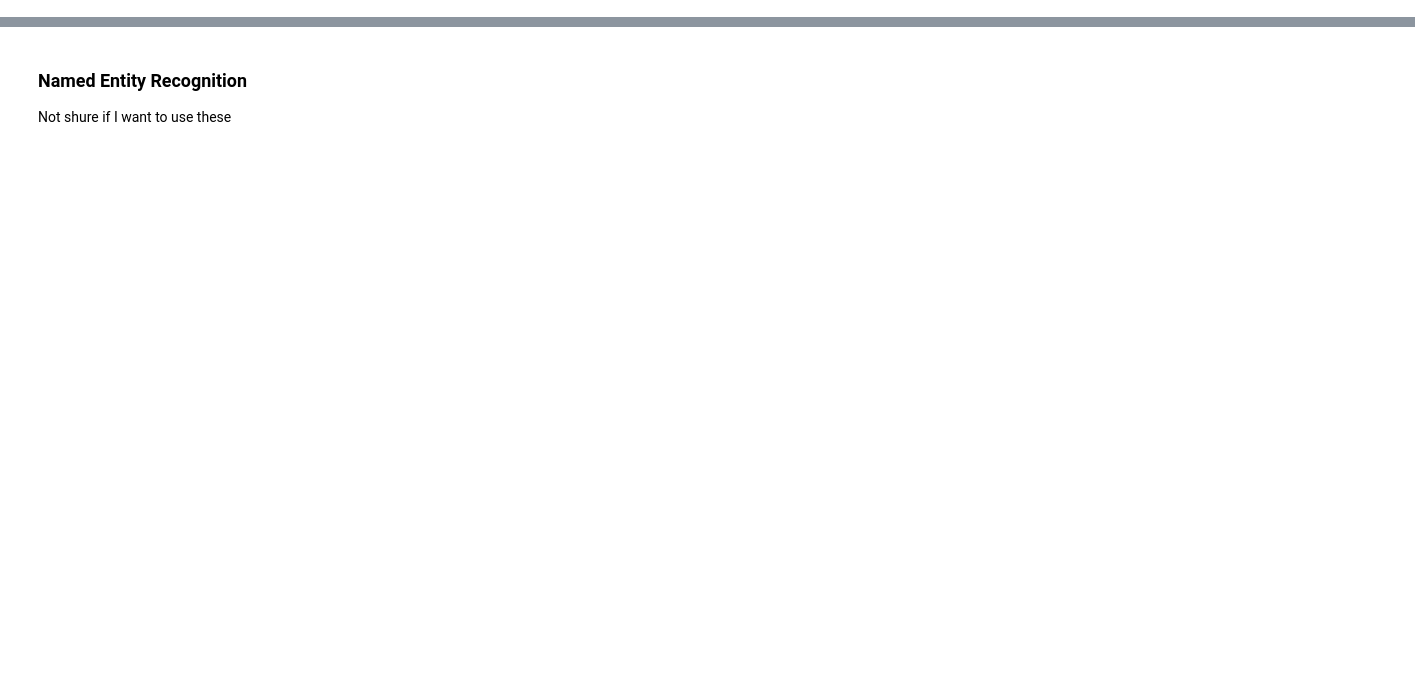
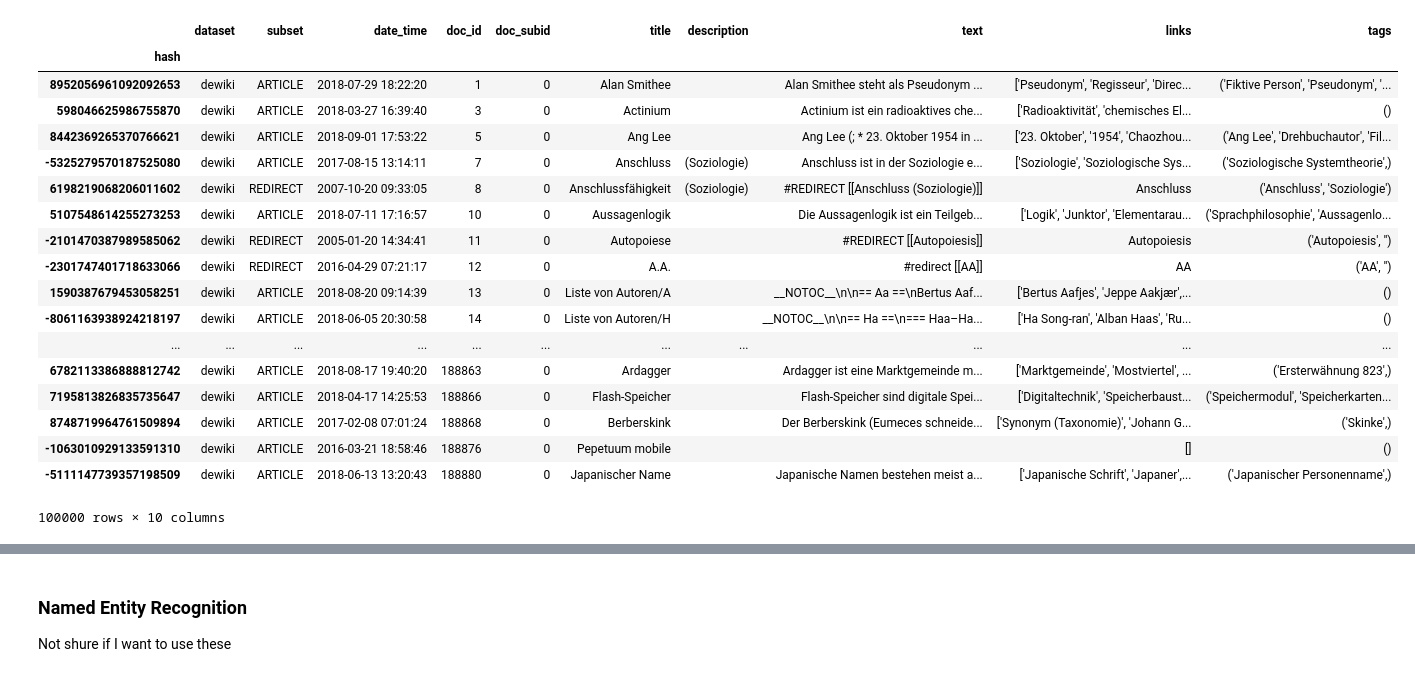
Before and after one commit to andifunke/topic-labeling, a Jupyter notebook: Scratchbook.ipynb, the cells around one changed output, grey strips where cells are left out. Drawn from its saved outputs; the diff is of its cells as text; code cells hidden in the pictures; blank space fills up the shorter version.

```diff
--- a/Scratchbook.ipynb
+++ b/Scratchbook.ipynb
@@ -50,0 +5,16 @@ table    tags    time    unescape        wikilink        zitat
+# %%
+print(111)
+fname = 'dewiki_01.pickle'
+#dewac_32.pickle
+#dewiki.pickle
+#Europarl.pickle
+#FAZ.pickle
+#FOCUS.pickle
+#OnlineParticipation.pickle
+#PoliticalSpeeches.pickle
+fpath = join(ETL_PATH, fname)
+df = pd.read_pickle(fpath)
+print(df.shape)
+print(df.dtypes)
+df2 = df.astype(dtype=str)
+print(df2.dtypes)
@@ -50,0 +39,22 @@ table    tags    time    unescape        wikilink        zitat
+# %%
+df2
+# %% [output]
+|  | dataset | subset | date_time | doc_id | doc_subid | title | description | text | links | tags |
+| hash |  |  |  |  |  |  |  |  |  |  |
+| 8952056961092092653 | dewiki | ARTICLE | 2018-07-29 18:22:20 | 1 | 0 | Alan Smithee |  | Alan Smithee steht als Pseudonym ... | ['Pseudonym', 'Regisseur', 'Direc... | ('Fiktive Person', 'Pseudonym', '... |
+| 598046625986755870 | dewiki | ARTICLE | 2018-03-27 16:39:40 | 3 | 0 | Actinium |  | Actinium ist ein radioaktives che... | ['Radioaktivität', 'chemisches El... | () |
+| 8442369265370766621 | dewiki | ARTICLE | 2018-09-01 17:53:22 | 5 | 0 | Ang Lee |  | Ang Lee (; * 23. Oktober 1954 in ... | ['23. Oktober', '1954', 'Chaozhou... | ('Ang Lee', 'Drehbuchautor', 'Fil... |
+| -5325279570187525080 | dewiki | ARTICLE | 2017-08-15 13:14:11 | 7 | 0 | Anschluss | (Soziologie) | Anschluss ist in der Soziologie e... | ['Soziologie', 'Soziologische Sys... | ('Soziologische Systemtheorie',) |
+| 6198219068206011602 | dewiki | REDIRECT | 2007-10-20 09:33:05 | 8 | 0 | Anschlussfähigkeit | (Soziologie) | #REDIRECT [[Anschluss (Soziologie)]] | Anschluss | ('Anschluss', 'Soziologie') |
+| 5107548614255273253 | dewiki | ARTICLE | 2018-07-11 17:16:57 | 10 | 0 | Aussagenlogik |  | Die Aussagenlogik ist ein Teilgeb... | ['Logik', 'Junktor', 'Elementarau... | ('Sprachphilosophie', 'Aussagenlo... |
+| -2101470387989585062 | dewiki | REDIRECT | 2005-01-20 14:34:41 | 11 | 0 | Autopoiese |  | #REDIRECT [[Autopoiesis]] | Autopoiesis | ('Autopoiesis', '') |
+| -2301747401718633066 | dewiki | REDIRECT | 2016-04-29 07:21:17 | 12 | 0 | A.A. |  | #redirect [[AA]] | AA | ('AA', '') |
+| 1590387679453058251 | dewiki | ARTICLE | 2018-08-20 09:14:39 | 13 | 0 | Liste von Autoren/A |  | __NOTOC__\n\n== Aa ==\nBertus Aaf... | ['Bertus Aafjes', 'Jeppe Aakjær',... | () |
+| -8061163938924218197 | dewiki | ARTICLE | 2018-06-05 20:30:58 | 14 | 0 | Liste von Autoren/H |  | __NOTOC__\n\n== Ha ==\n=== Haa–Ha... | ['Ha Song-ran', 'Alban Haas', 'Ru... | () |
+| ... | ... | ... | ... | ... | ... | ... | ... | ... | ... | ... |
+| 6782113386888812742 | dewiki | ARTICLE | 2018-08-17 19:40:20 | 188863 | 0 | Ardagger |  | Ardagger ist eine Marktgemeinde m... | ['Marktgemeinde', 'Mostviertel', ... | ('Ersterwähnung 823',) |
+| 7195813826835735647 | dewiki | ARTICLE | 2018-04-17 14:25:53 | 188866 | 0 | Flash-Speicher |  | Flash-Speicher sind digitale Spei... | ['Digitaltechnik', 'Speicherbaust... | ('Speichermodul', 'Speicherkarten... |
+| 8748719964761509894 | dewiki | ARTICLE | 2017-02-08 07:01:24 | 188868 | 0 | Berberskink |  | Der Berberskink (Eumeces schneide... | ['Synonym (Taxonomie)', 'Johann G... | ('Skinke',) |
+| -1063010929133591310 | dewiki | ARTICLE | 2016-03-21 18:58:46 | 188876 | 0 | Pepetuum mobile |  |  | [] | () |
+| -5111147739357198509 | dewiki | ARTICLE | 2018-06-13 13:20:43 | 188880 | 0 | Japanischer Name |  | Japanische Namen bestehen meist a... | ['Japanische Schrift', 'Japaner',... | ('Japanischer Personenname',) |
+100000 rows × 10 columns
```
Also changed, not shown: parts of 13 cells of this notebook, 10 other files.
